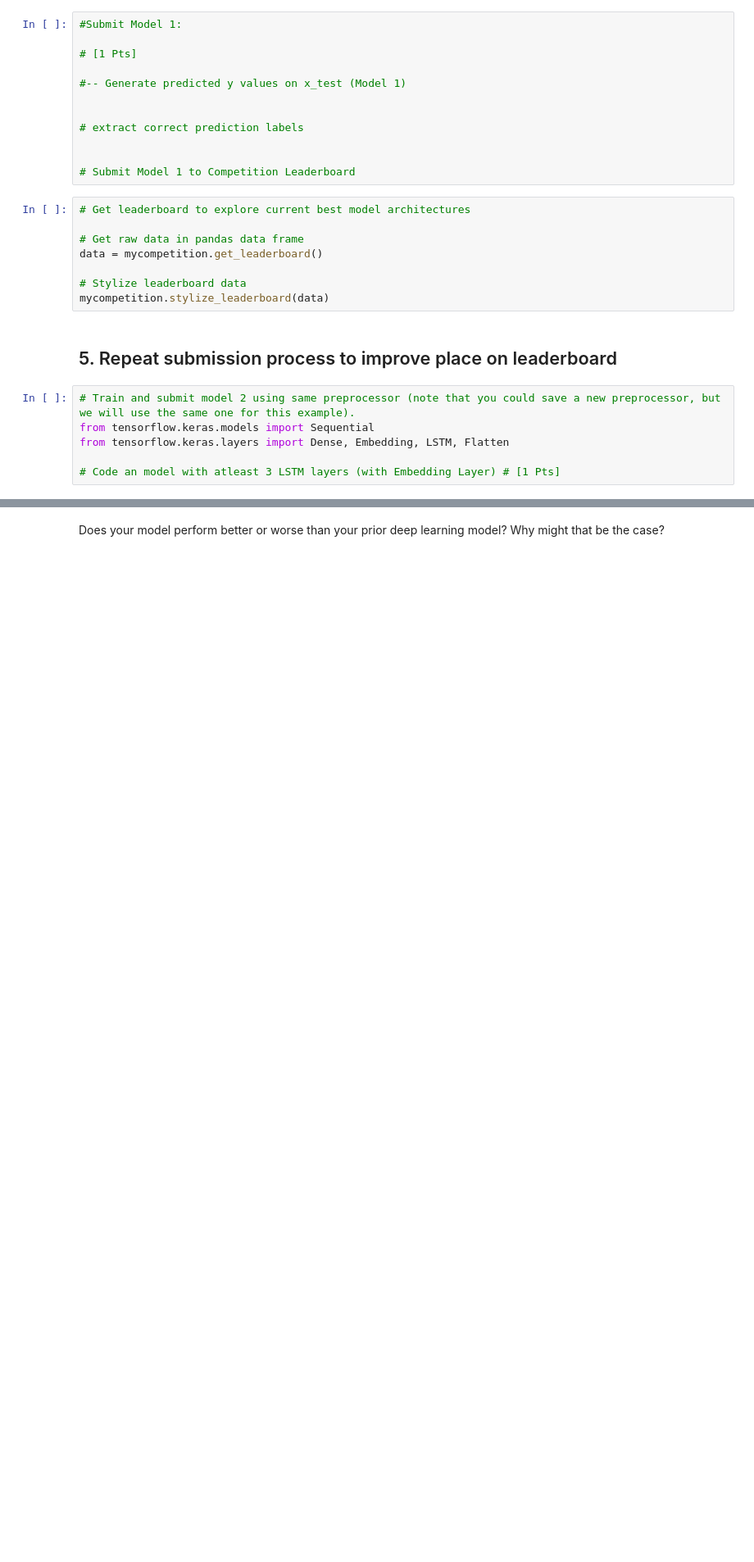
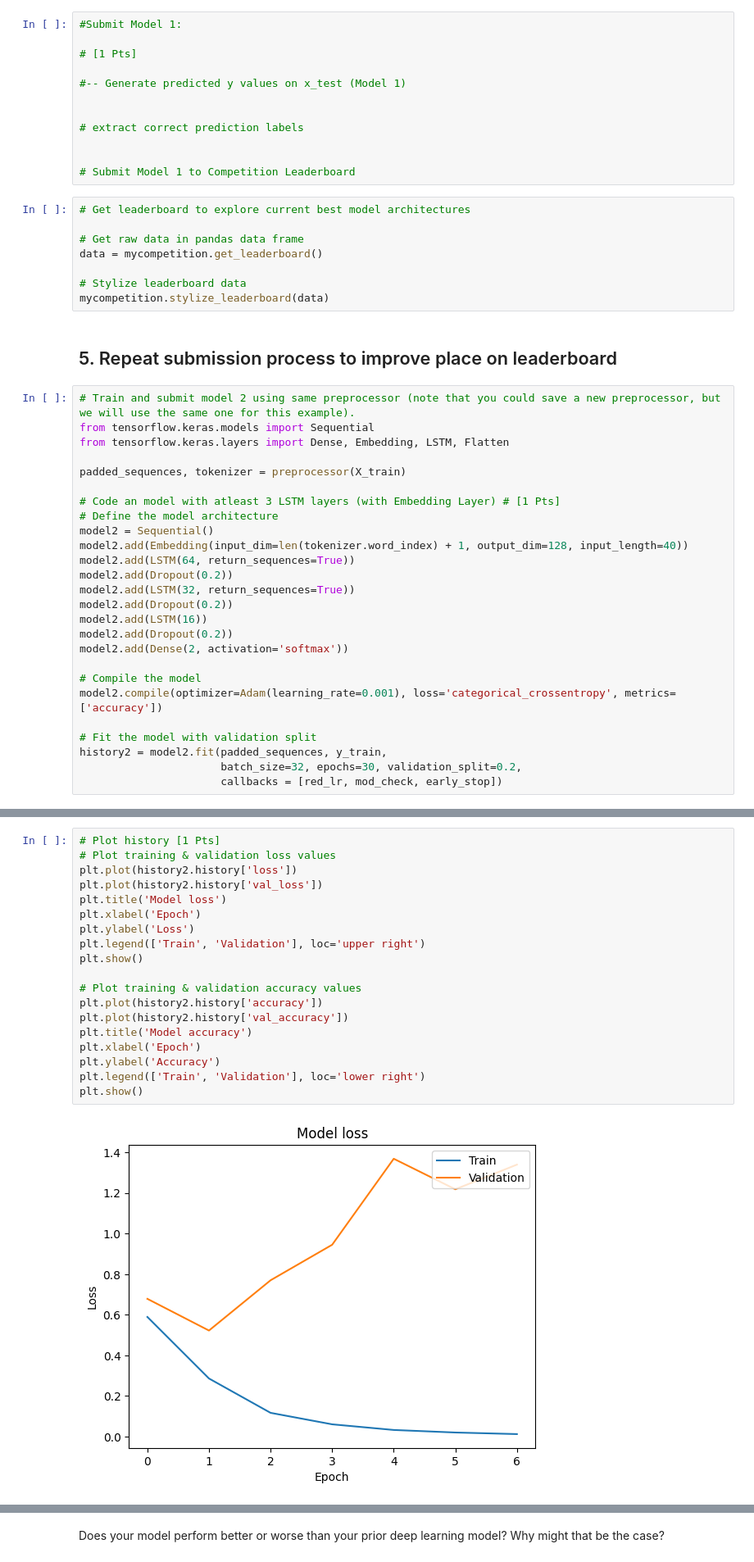
Before and after one commit to katemcg/assignment3, a Jupyter notebook: assignment3_Part2_3_hs3458_kem2231.ipynb, the cells around one changed output, grey strips where cells are left out. Shown: that part at 82% size. Cells and saved outputs as stored; diff of their text form; blank space fills up the shorter version.

```diff
--- a/assignment3_Part2_3_hs3458_kem2231.ipynb
+++ b/assignment3_Part2_3_hs3458_kem2231.ipynb
@@ -146,4 +293,24 @@ mycompetition.stylize_leaderboard(data)
 from tensorflow.keras.models import Sequential
 from tensorflow.keras.layers import Dense, Embedding, LSTM, Flatten
 
+padded_sequences, tokenizer = preprocessor(X_train)
+
 # Code an model with atleast 3 LSTM layers (with Embedding Layer) # [1 Pts]
+# Define the model architecture
+model2 = Sequential()
+model2.add(Embedding(input_dim=len(tokenizer.word_index) + 1, output_dim=128, input_length=40))
+model2.add(LSTM(64, return_sequences=True))
+model2.add(Dropout(0.2))
+model2.add(LSTM(32, return_sequences=True))
+model2.add(Dropout(0.2))
+model2.add(LSTM(16))
+model2.add(Dropout(0.2))
+model2.add(Dense(2, activation='softmax'))
+
+# Compile the model
+model2.compile(optimizer=Adam(learning_rate=0.001), loss='categorical_crossentropy', metrics=['accuracy'])
+
+# Fit the model with validation split
+history2 = model2.fit(padded_sequences, y_train,
+                      batch_size=32, epochs=30, validation_split=0.2,
+                      callbacks = [red_lr, mod_check, early_stop])
@@ -151,0 +335,21 @@ from tensorflow.keras.layers import Dense, Embedding, LSTM, Flatten
+# %%
+# Plot history [1 Pts]
+# Plot training & validation loss values
+plt.plot(history2.history['loss'])
+plt.plot(history2.history['val_loss'])
+plt.title('Model loss')
+plt.xlabel('Epoch')
+plt.ylabel('Loss')
+plt.legend(['Train', 'Validation'], loc='upper right')
+plt.show()
+
+# Plot training & validation accuracy values
+plt.plot(history2.history['accuracy'])
+plt.plot(history2.history['val_accuracy'])
+plt.title('Model accuracy')
+plt.xlabel('Epoch')
+plt.ylabel('Accuracy')
+plt.legend(['Train', 'Validation'], loc='lower right')
+plt.show()
+# %% [output]
+[figure, added]
```
Also changed, not shown: parts of 37 cells of this notebook.
